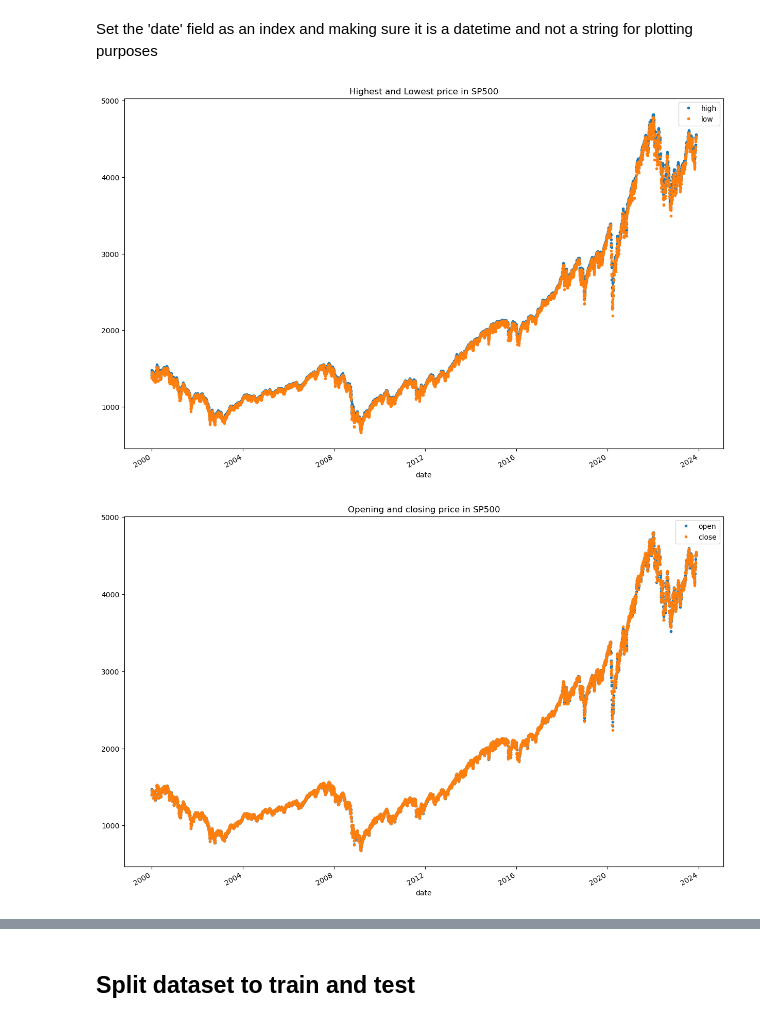
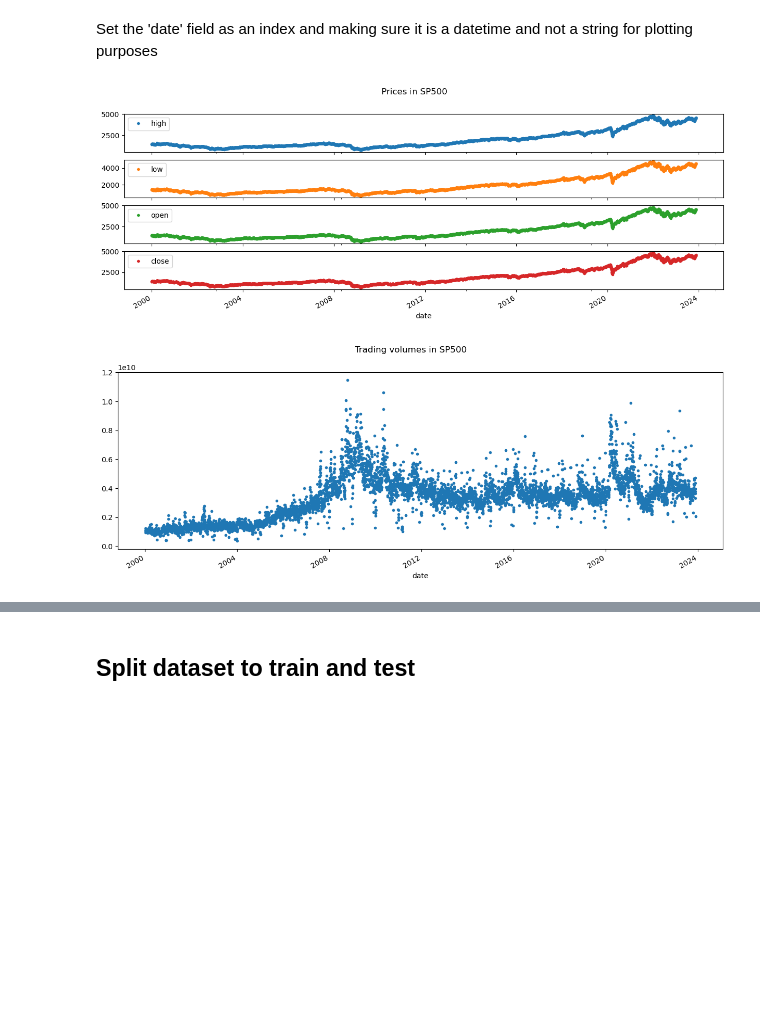
Before and after one commit to karla-mond/stockPred-Mex, a Jupyter notebook: tsf_xgboost.ipynb, the cells around one changed output, grey strips where cells are left out. Saved outputs shown, nothing was run; the diff lists cells and outputs as text; code cells hidden in the pictures; blank space fills up the shorter version.

```diff
--- a/tsf_xgboost.ipynb
+++ b/tsf_xgboost.ipynb
@@ -68,17 +68,17 @@ df.index = pd.to_datetime(df.index)
 def plotVariables(vars, title):
     df[vars].plot(
         style='.',
-        figsize=(15,10),
+        figsize=(15,5),
         title=title,
+        subplots = True
     )
 
     plt.show()
 # %%
-plotVariables(['high','low'],'Highest and Lowest price in SP500')
-plotVariables(['open','close'],'Opening and closing price in SP500')
+plotVariables(['high','low','open','close'],'Prices in SP500')
 plotVariables('volume','Trading volumes in SP500')
 plotVariables('avg_vol_20d','Average volume per 20 days in SP500')
 plotVariables('change_percent','Percentage daily change in SP500')
 # %% [output]
-[figure, old version]
+[figure, new version]
-[figure, old version]
+[figure, new version]
```
Also changed, not shown: parts of 3 cells of this notebook.
